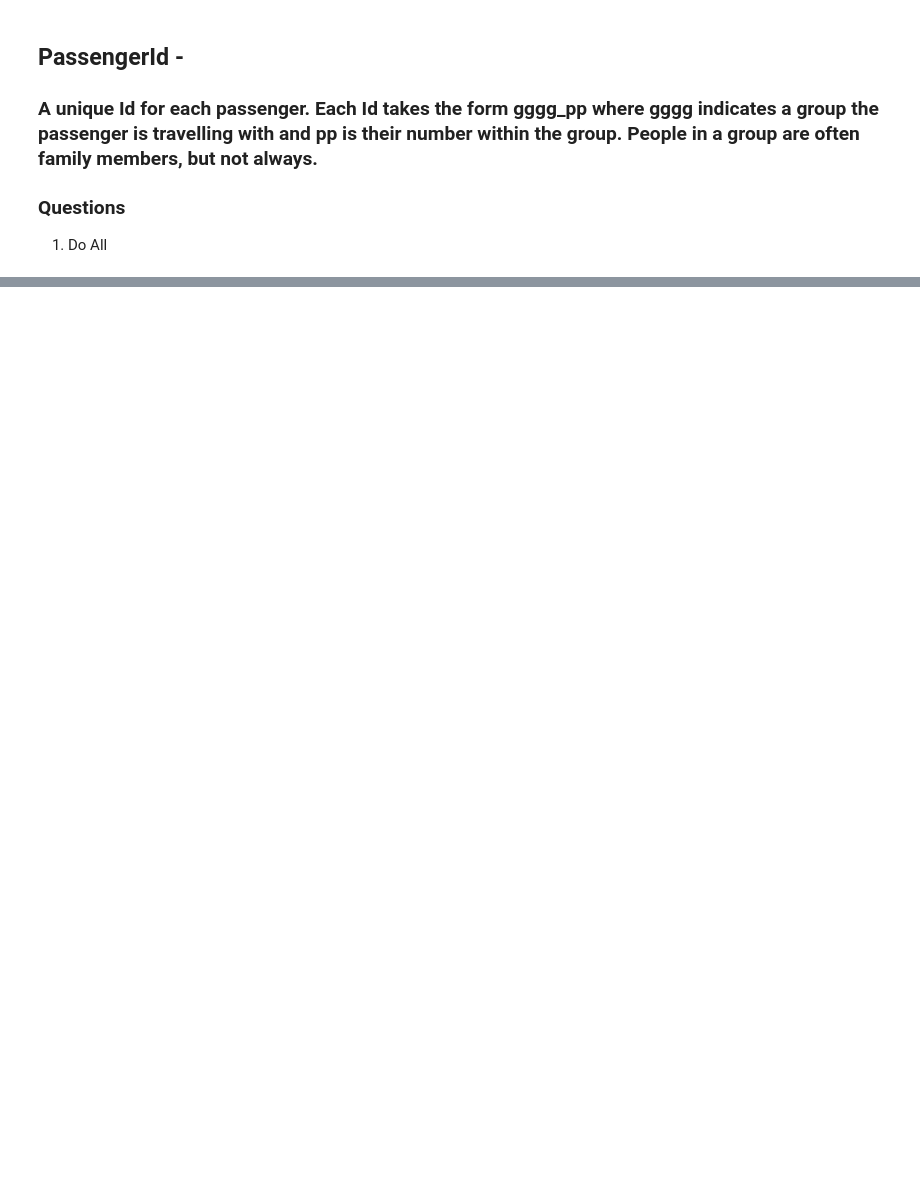
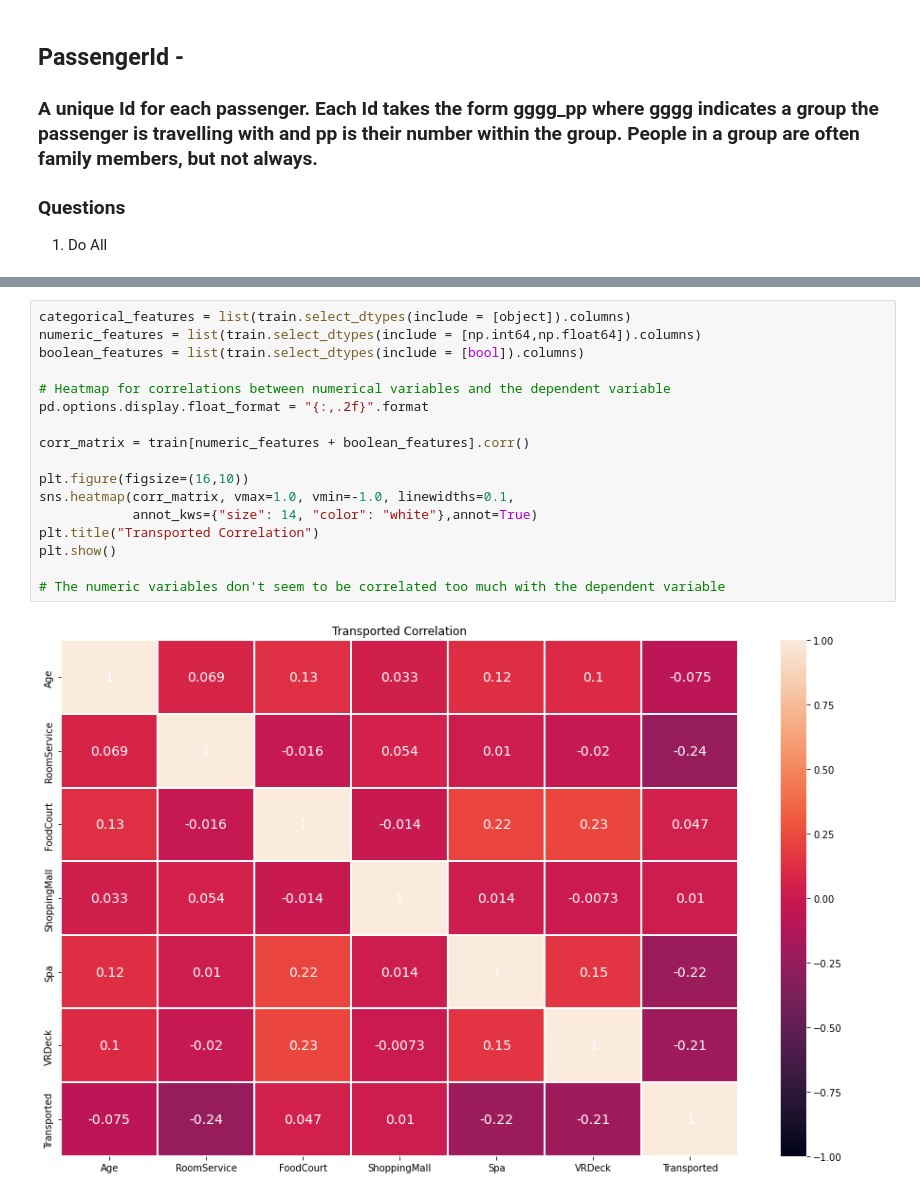
Before and after one commit to sphussey/SpaceShip-Titanic, a Jupyter notebook: spaceship_titanic_EDA.ipynb, the cells around one changed output, grey strips where cells are left out. Saved outputs shown, nothing was run; the diff lists cells and outputs as text; blank space fills up the shorter version.

```diff
--- a/spaceship_titanic_EDA.ipynb
+++ b/spaceship_titanic_EDA.ipynb
@@ -190,0 +204,19 @@ raw_data
+# %%
+categorical_features = list(train.select_dtypes(include = [object]).columns)
+numeric_features = list(train.select_dtypes(include = [np.int64,np.float64]).columns)
+boolean_features = list(train.select_dtypes(include = [bool]).columns)
+
+# Heatmap for correlations between numerical variables and the dependent variable
+pd.options.display.float_format = "{:,.2f}".format
+
+corr_matrix = train[numeric_features + boolean_features].corr()
+
+plt.figure(figsize=(16,10))
+sns.heatmap(corr_matrix, vmax=1.0, vmin=-1.0, linewidths=0.1,
+            annot_kws={"size": 14, "color": "white"},annot=True)
+plt.title("Transported Correlation")
+plt.show()
+
+# The numeric variables don't seem to be correlated too much with the dependent variable
+# %% [output]
+[figure, added]
```
Also changed, not shown: parts of 15 cells of this notebook.
